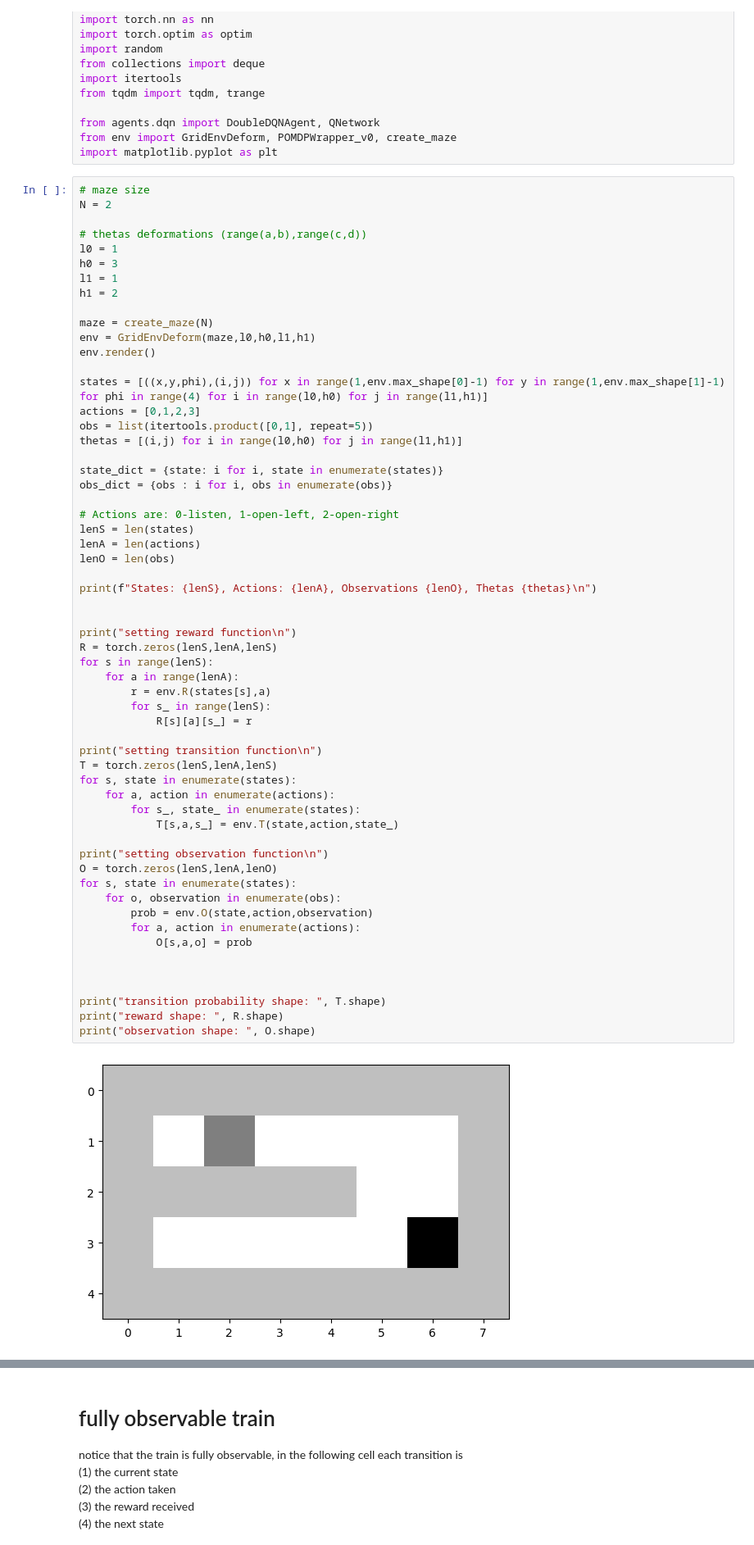
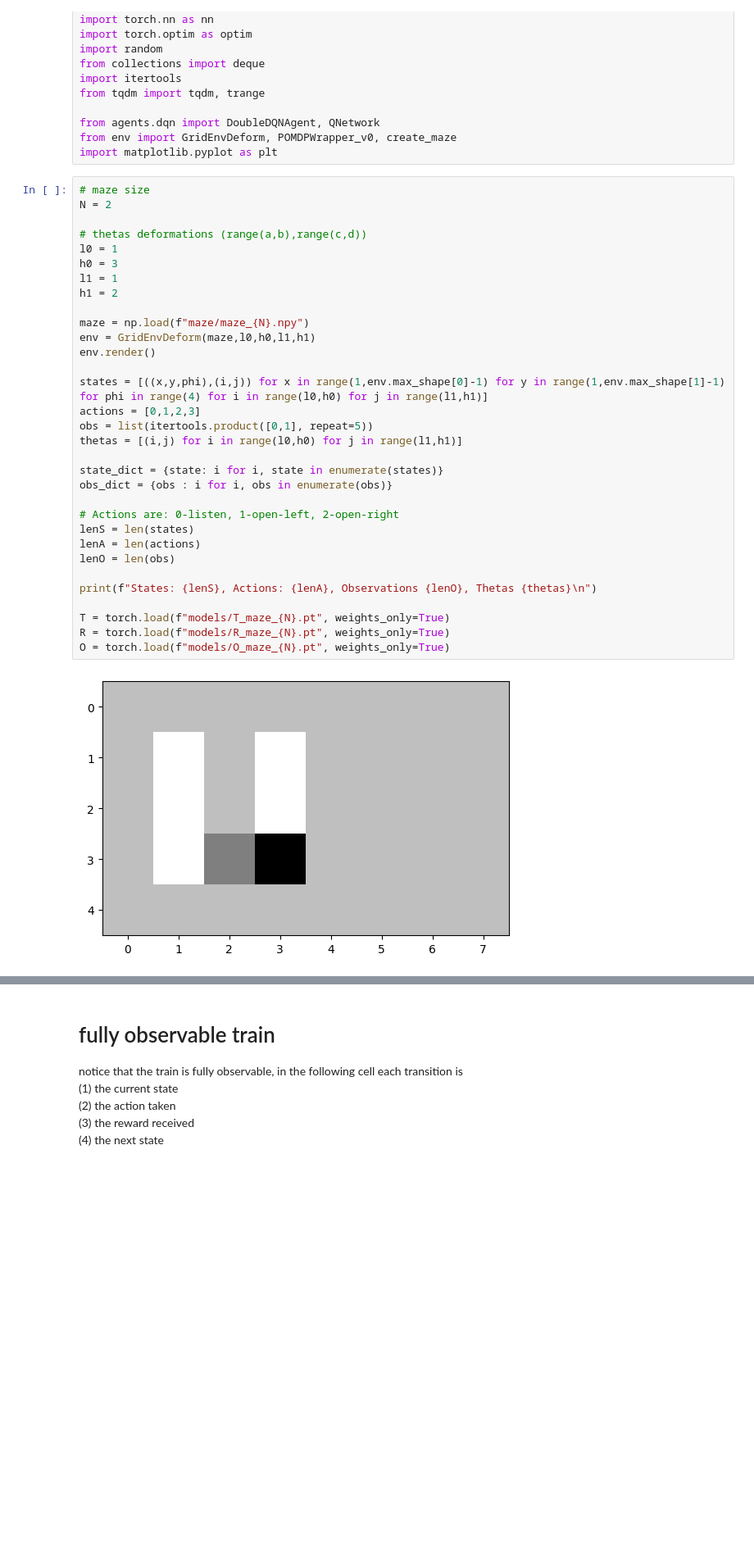
Before and after one commit to flaccagora/RoboSurgery, a Jupyter notebook: src/train.ipynb, the cells around one changed output, grey strips where cells are left out. Shown at 82% size. Drawn from its saved outputs; the diff is of its cells as text; blank space fills up the shorter version.

```diff
--- a/src/train.ipynb
+++ b/src/train.ipynb
@@ -15,61 +15,35 @@ import matplotlib.pyplot as plt
 # %%
 # maze size
 N = 2
 
 # thetas deformations (range(a,b),range(c,d))
 l0 = 1
 h0 = 3
 l1 = 1
 h1 = 2
 
-maze = create_maze(N)
+maze = np.load(f"maze/maze_{N}.npy")
 env = GridEnvDeform(maze,l0,h0,l1,h1)
 env.render()
 
 states = [((x,y,phi),(i,j)) for x in range(1,env.max_shape[0]-1) for y in range(1,env.max_shape[1]-1) for phi in range(4) for i in range(l0,h0) for j in range(l1,h1)]
 actions = [0,1,2,3]
 obs = list(itertools.product([0,1], repeat=5))
 thetas = [(i,j) for i in range(l0,h0) for j in range(l1,h1)]
 
 state_dict = {state: i for i, state in enumerate(states)}
 obs_dict = {obs : i for i, obs in enumerate(obs)}
 
 # Actions are: 0-listen, 1-open-left, 2-open-right
 lenS = len(states)
 lenA = len(actions)
 lenO = len(obs)
 
 print(f"States: {lenS}, Actions: {lenA}, Observations {lenO}, Thetas {thetas}\n")
 
-
-print("setting reward function\n")
-R = torch.zeros(lenS,lenA,lenS)
-for s in range(lenS):
-    for a in range(lenA):
-        r = env.R(states[s],a)
-        for s_ in range(lenS):
-            R[s][a][s_] = r
-
-print("setting transition function\n")
-T = torch.zeros(lenS,lenA,lenS)
-for s, state in enumerate(states):
-    for a, action in enumerate(actions):
-        for s_, state_ in enumerate(states):
-            T[s,a,s_] = env.T(state,action,state_)
-
-print("setting observation function\n")
-O = torch.zeros(lenS,lenA,lenO)
-for s, state in enumerate(states):
-    for o, observation in enumerate(obs):
-        prob = env.O(state,action,observation)
-        for a, action in enumerate(actions):
-            O[s,a,o] = prob
-
-
-
-print("transition probability shape: ", T.shape)
-print("reward shape: ", R.shape)
-print("observation shape: ", O.shape)
+T = torch.load(f"models/T_maze_{N}.pt", weights_only=True)
+R = torch.load(f"models/R_maze_{N}.pt", weights_only=True)
+O = torch.load(f"models/O_maze_{N}.pt", weights_only=True)
 # %% [output]
-[figure, old version]
+[figure, new version]
 States: 144, Actions: 4, Observations 32, Thetas [(1, 1), (2, 1)]
```
Also changed, not shown: parts of 14 cells of this notebook, 9 other files.
